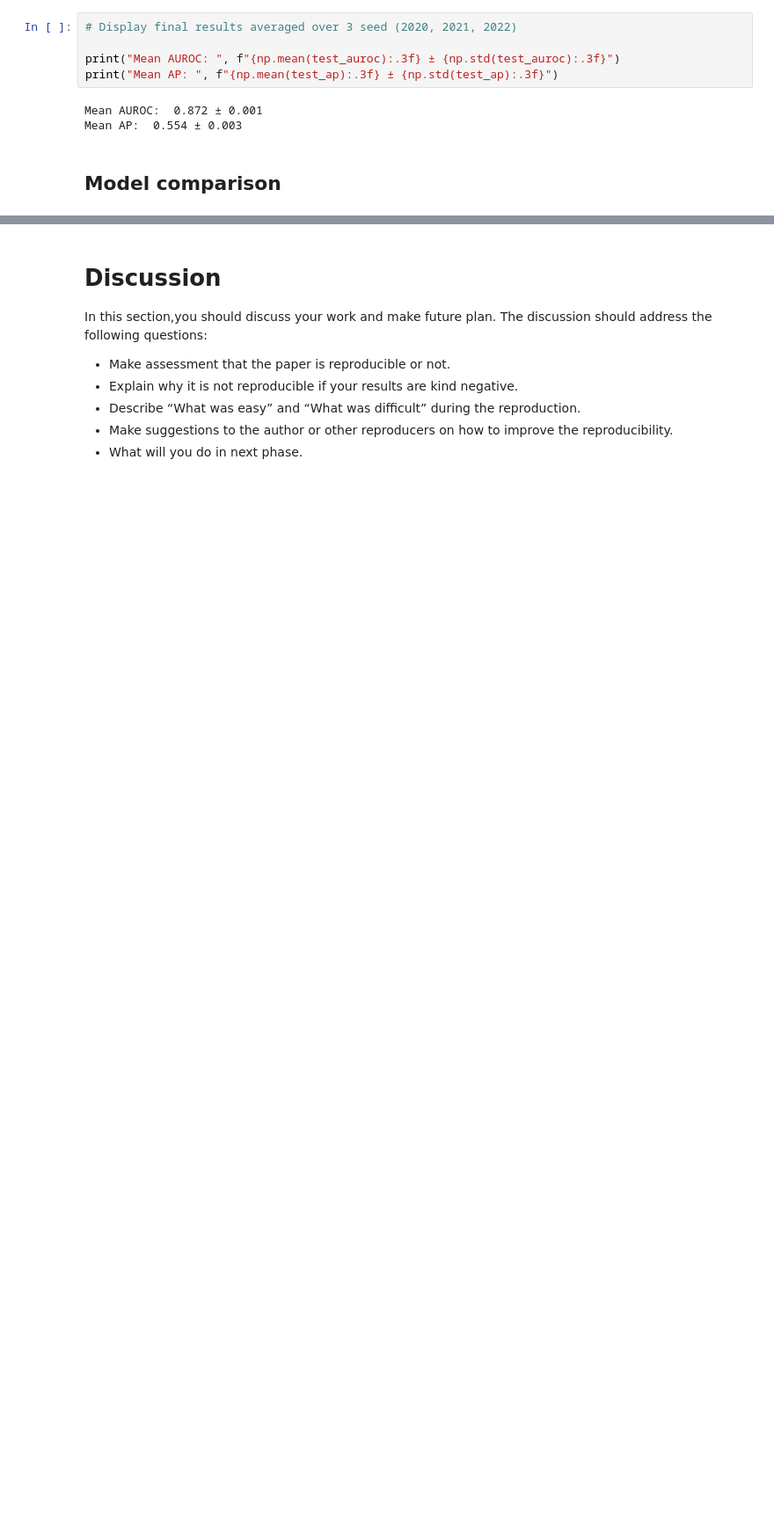
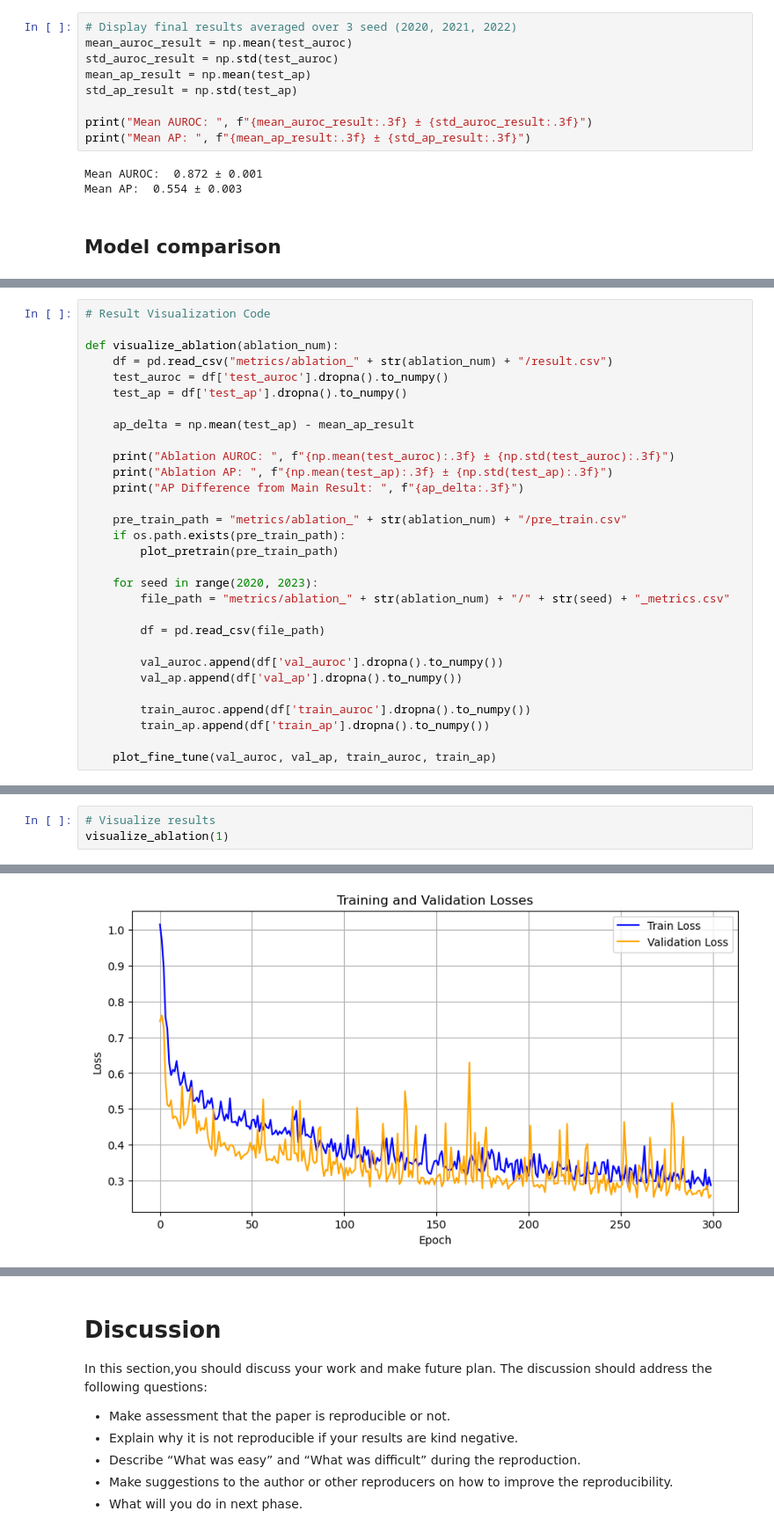
Before and after one commit to Spoon7227/CS598DL-Project, a Jupyter notebook: DL4H_Team_77.ipynb, the cells around one changed output, grey strips where cells are left out. Shown at 88% size. Cells and saved outputs as stored; diff of their text form; blank space fills up the shorter version.

Commit message:
Ablation studies

```diff
--- a/DL4H_Team_77.ipynb
+++ b/DL4H_Team_77.ipynb
@@ -641,8 +633,12 @@ Validating cache...
 # %%
 # Display final results averaged over 3 seed (2020, 2021, 2022)
+mean_auroc_result = np.mean(test_auroc)
+std_auroc_result = np.std(test_auroc)
+mean_ap_result = np.mean(test_ap)
+std_ap_result = np.std(test_ap)
 
-print("Mean AUROC: ", f"{np.mean(test_auroc):.3f} ± {np.std(test_auroc):.3f}")
-print("Mean AP: ", f"{np.mean(test_ap):.3f} ± {np.std(test_ap):.3f}")
+print("Mean AUROC: ", f"{mean_auroc_result:.3f} ± {std_auroc_result:.3f}")
+print("Mean AP: ", f"{mean_ap_result:.3f} ± {std_ap_result:.3f}")
 # %% [output]
 Mean AUROC:  0.872 ± 0.001
 Mean AP:  0.554 ± 0.003
@@ -666,0 +665,30 @@ We see that our method achieves better results compared to all other methods on
+# %%
+# Result Visualization Code
+
+def visualize_ablation(ablation_num):
+	df = pd.read_csv("metrics/ablation_" + str(ablation_num) + "/result.csv")
+	test_auroc = df['test_auroc'].dropna().to_numpy()
+	test_ap = df['test_ap'].dropna().to_numpy()
+
+	ap_delta = np.mean(test_ap) - mean_ap_result
+
+	print("Ablation AUROC: ", f"{np.mean(test_auroc):.3f} ± {np.std(test_auroc):.3f}")
+	print("Ablation AP: ", f"{np.mean(test_ap):.3f} ± {np.std(test_ap):.3f}")
+	print("AP Difference from Main Result: ", f"{ap_delta:.3f}")
+
+	pre_train_path = "metrics/ablation_" + str(ablation_num) + "/pre_train.csv"
+	if os.path.exists(pre_train_path):
+		plot_pretrain(pre_train_path)
+
+	for seed in range(2020, 2023):
+		file_path = "metrics/ablation_" + str(ablation_num) + "/" + str(seed) + "_metrics.csv"
+
+		df = pd.read_csv(file_path)
+
+		val_auroc.append(df['val_auroc'].dropna().to_numpy())
+		val_ap.append(df['val_ap'].dropna().to_numpy())
+
+		train_auroc.append(df['train_auroc'].dropna().to_numpy())
+		train_ap.append(df['train_ap'].dropna().to_numpy())
+
+	plot_fine_tune(val_auroc, val_ap, train_auroc, train_ap)
@@ -666,0 +722,4 @@ We see that our method achieves better results compared to all other methods on
+# %%
+# Visualize results
+visualize_ablation(1)
+# %% [output]
@@ -666,0 +729 @@ We see that our method achieves better results compared to all other methods on
+[figure, added]
```
Also changed, not shown: parts of 28 cells of this notebook, 42 other files.
